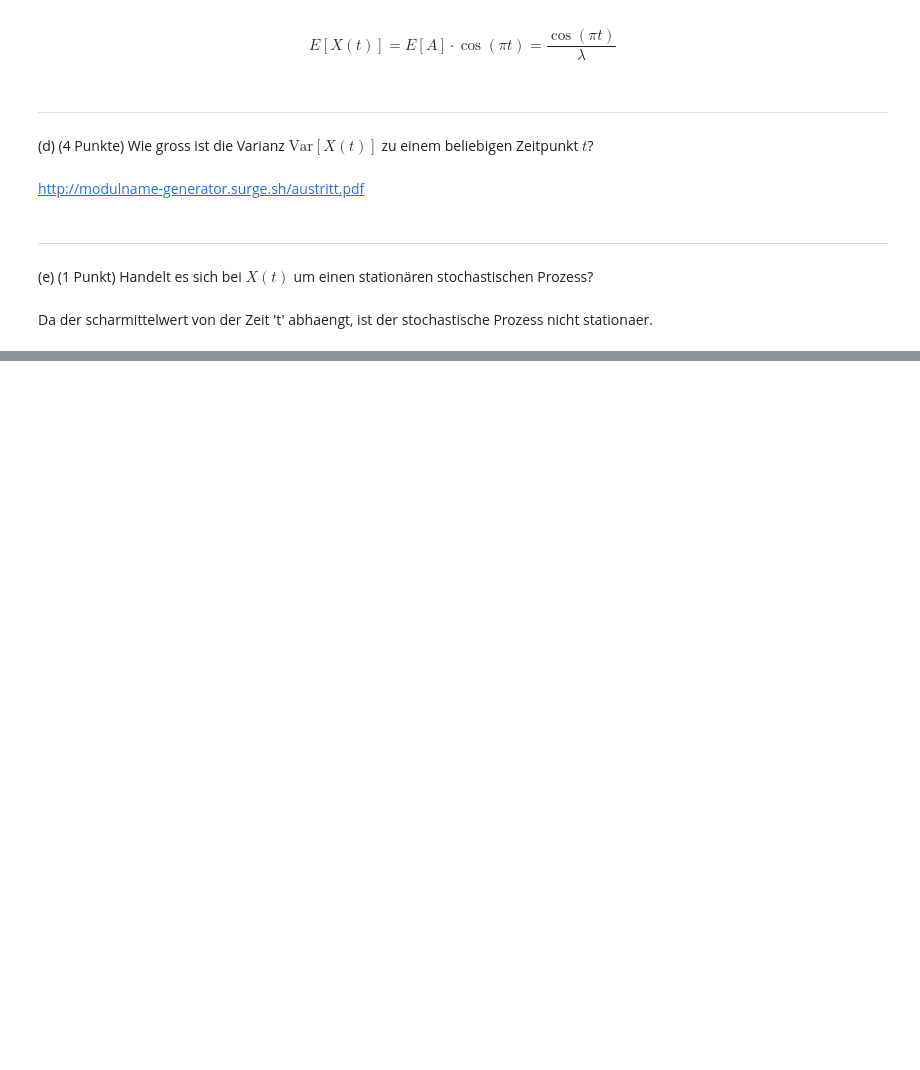
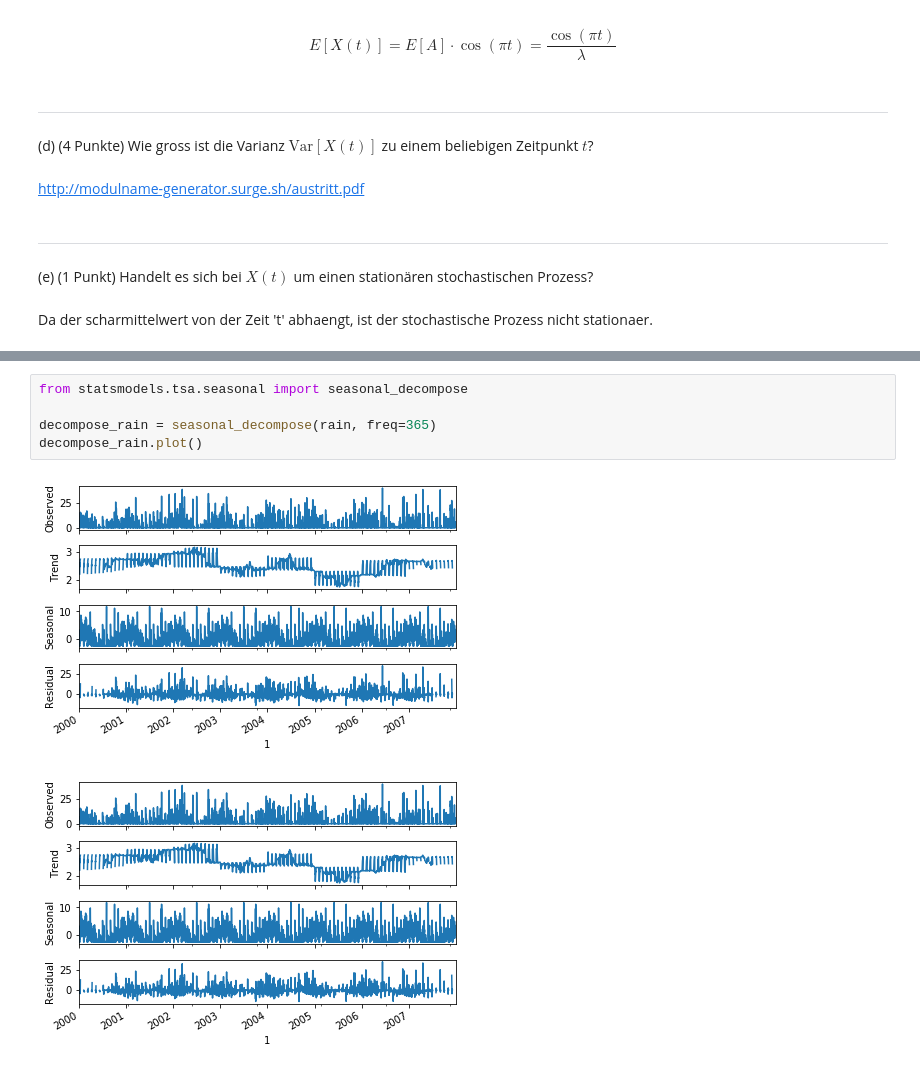
Before and after one commit to randombenj/hslu-statistics, a Jupyter notebook: exam-preparation/mep-hs18.ipynb, the cells around one changed output, grey strips where cells are left out. Saved outputs shown, nothing was run; the diff lists cells and outputs as text; blank space fills up the shorter version.

```diff
--- a/exam-preparation/mep-hs18.ipynb
+++ b/exam-preparation/mep-hs18.ipynb
@@ -159,0 +288,8 @@ Da der scharmittelwert von der Zeit 't' abhaengt, ist der stochastische Prozess
+# %%
+from statsmodels.tsa.seasonal import seasonal_decompose
+
+decompose_rain = seasonal_decompose(rain, freq=365)
+decompose_rain.plot()
+# %% [output]
+[figure, added]
+[figure, added]
```
Also changed, not shown: parts of 25 cells of this notebook, 2 other files.
